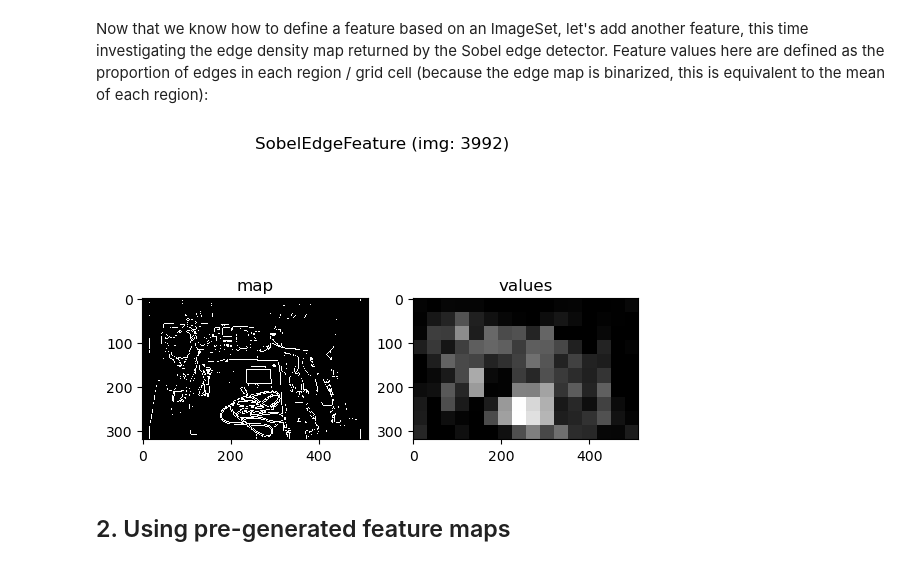
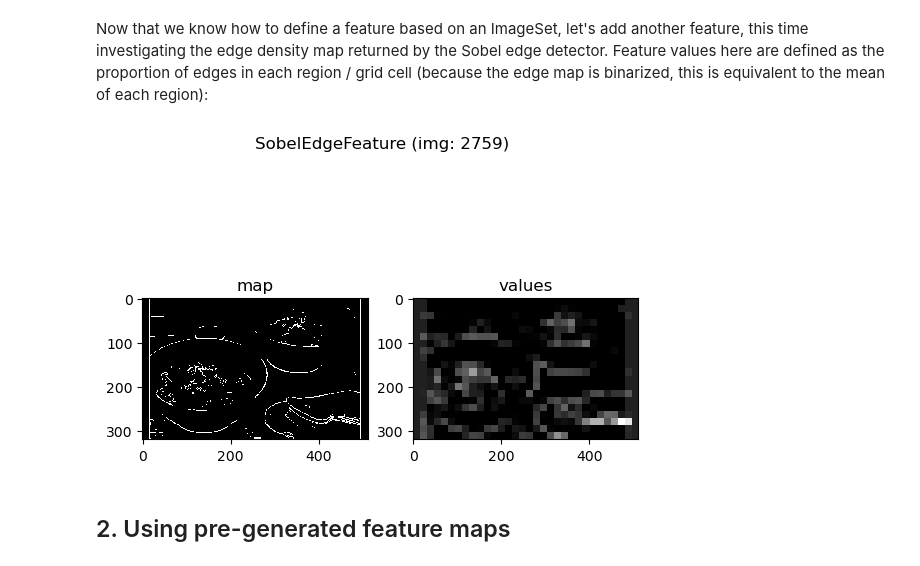
Before and after one commit to Zhangwen-Hu/glmm, a Jupyter notebook: Tutorial2_ImageFeatures.ipynb, the cells around one changed output. Cells and saved outputs as stored; diff of their text form; code cells hidden in the pictures.

```diff
--- a/Tutorial2_ImageFeatures.ipynb
+++ b/Tutorial2_ImageFeatures.ipynb
@@ -17,7 +17,7 @@ from gridfix import *
 __Loading data:__ In oder to be able to create and import various image features, we will first load the same example images used in part 1 and again define a 8-by-6 grid for evaluation. If we leave out all the plotting and example code, that's just two lines of Python code:
 # %%
 TA_images = ImageSet('TA_images/TA_images.tsv', label='TA_images')
-grid = GridRegionSet(size=TA_images.size, gridsize=(16,10), label='TA_images')
+TA_grid = GridRegionSet(size=TA_images.size, gridsize=(32,20), label='TA_grid')
 # %% [markdown]
 ## 1. Creating features from images
 
@@ -34,6 +34,6 @@ Images:
 # %% [markdown]
 A feature's main result is a vector of feature values whose length depends on the associated RegionSet (i.e., one value per region). In our example, the newly defined feature `fLum` has a length of 48, one mean luminance value for each grid cell. To see the feature values for a feature object, `apply()` it to one of the _imageids_ in the set (as in the previous tutorial, feel free to change the _imageid_ and observe the result):
 # %%
-example_img = '3992'
+example_img = '2759'
 fLum.apply(example_img)
 # %% [output]
@@ -63,10 +63,10 @@ fLum.plot(example_img)
 # %% [markdown]
 Now that we know how to define a feature based on an ImageSet, let's add another feature, this time investigating the edge density map returned by the Sobel edge detector. Feature values here are defined as the proportion of edges in each region / grid cell (because the edge map is binarized, this is equivalent to the mean of each region):
 # %%
-fEdge = SobelEdgeFeature(grid, TA_images)
+fEdge = SobelEdgeFeature(TA_grid, TA_images)
 fEdge.plot(example_img)
 # %% [output]
-[figure, old version]
+[figure, new version]
 # %% [markdown]
 ## 2. Using pre-generated feature maps
 # %% [markdown]
```
Also changed, not shown: parts of 7 cells of this notebook, 1 other file.
